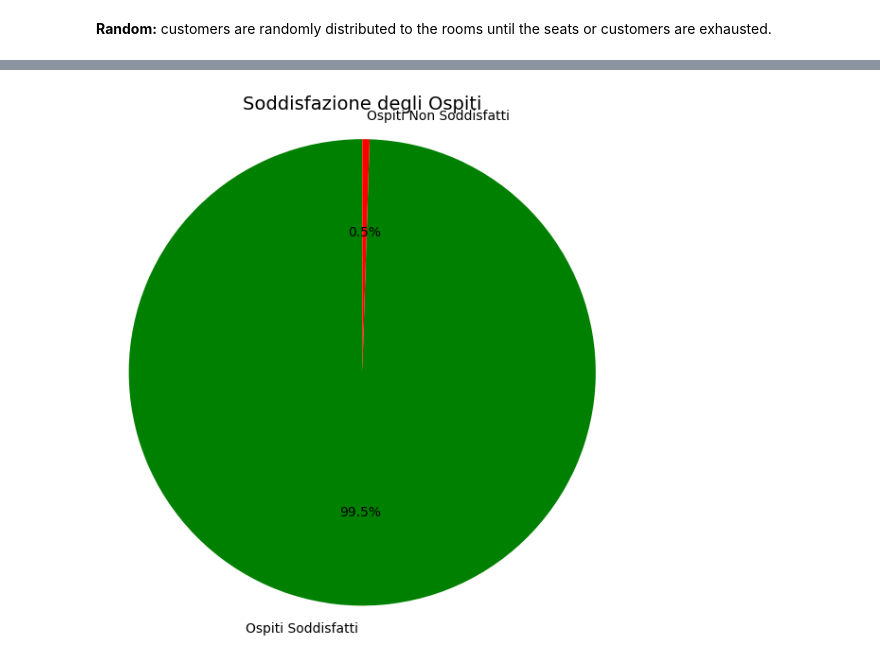
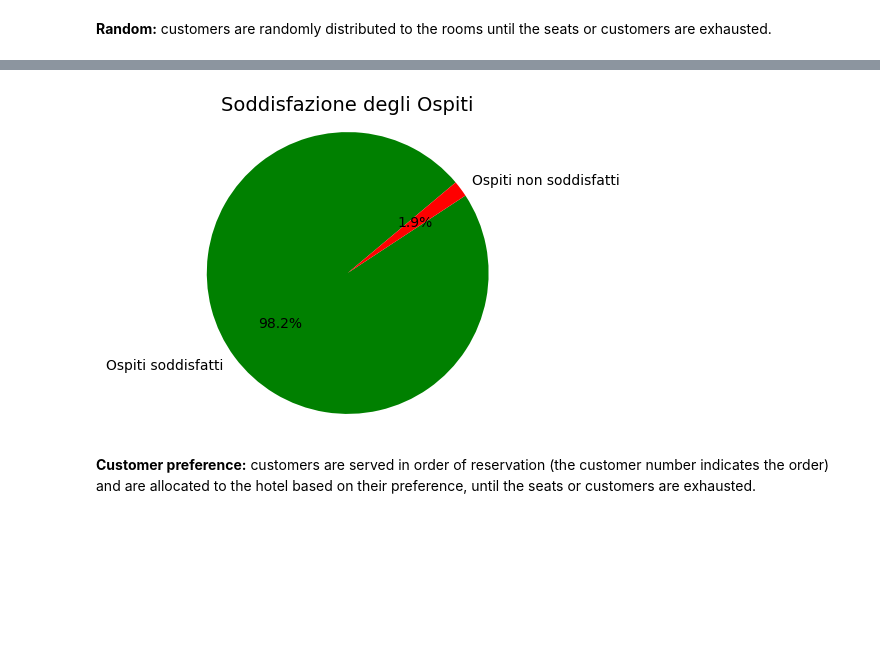
Before and after one commit to raul0807/Progetto-data-science, a Jupyter notebook: test.ipynb, the cells around one changed output, grey strips where cells are left out. Cells and saved outputs as stored; diff of their text form; code cells hidden in the pictures; blank space fills up the shorter version.

```diff
--- a/test.ipynb
+++ b/test.ipynb
@@ -114,18 +114,23 @@ Guadagni totali di ogni hotel:
 
 [400 rows x 2 columns]
 # %%
-labels = ['Ospiti Soddisfatti', 'Ospiti Non Soddisfatti']
-sizes = [ospiti_soddisfatti, ospiti_allocati-ospiti_soddisfatti]
+labels = ['Ospiti soddisfatti', 'Ospiti non soddisfatti']
+sizes = [ospiti_soddisfatti, 4000-ospiti_soddisfatti]
 colors = ['green', 'red']
-plt.figure(figsize=(7, 7))
-plt.pie(sizes, labels=labels, colors=colors, autopct='%1.1f%%', startangle=90)
+plt.figure(figsize=(4, 4))
+plt.pie(sizes, labels=labels, colors=colors, autopct='%1.1f%%', startangle=40)
 plt.title('Soddisfazione degli Ospiti', fontsize=14)
 plt.axis('equal')
 plt.show()
 # creating a plot that shows how many guest were satisfied accordin to their preferences
 #.figure create the figure considering the size that i choose
 #.axis to have the circle
 #.title the title of the graph
 #.show just show the image
 # %% [output]
-[figure, old version]
+[figure, new version]
+# %% [markdown]
+**Customer preference:**
+customers are served in order of reservation (the customer
+number indicates the order) and are allocated to the hotel based on their preference,
+until the seats or customers are exhausted.
```
Also changed, not shown: parts of 11 cells of this notebook, 4 other files.
